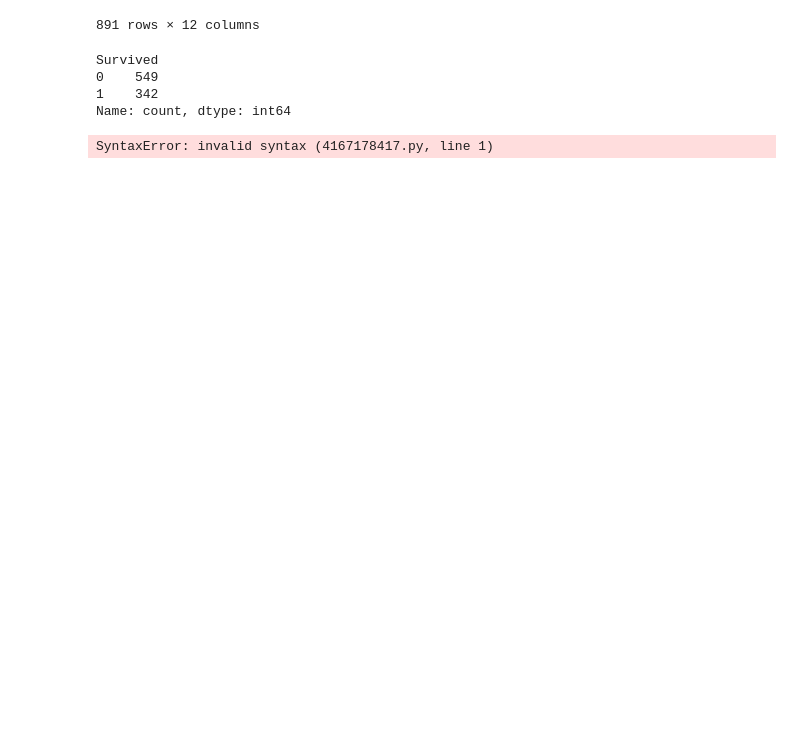
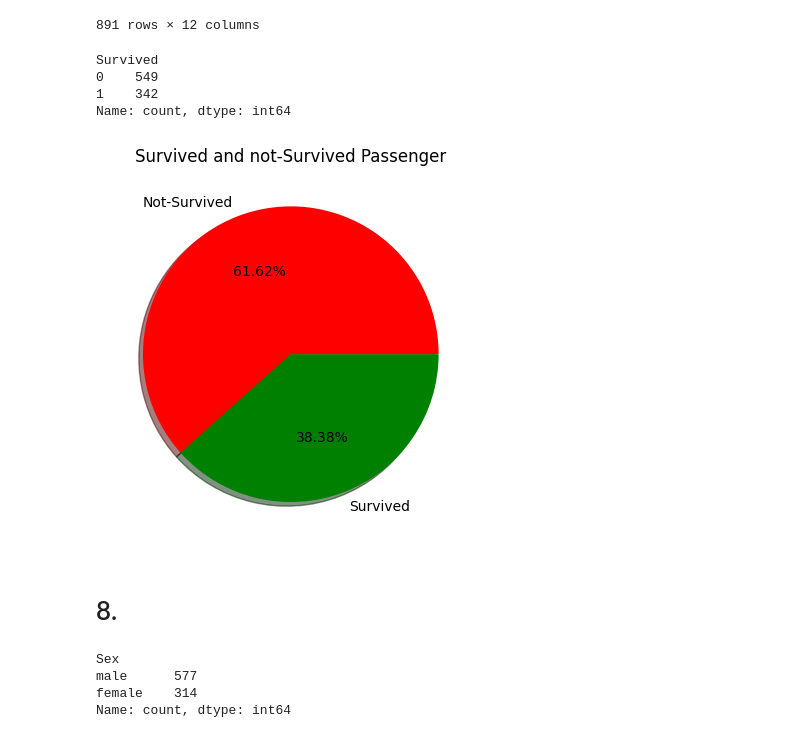
Before and after one commit to Aditya-amrahs/EDA-ML, a Jupyter notebook: Titanic/Titanic-Sol.ipynb, the cells around one changed output. Cells and saved outputs as stored; diff of their text form; code cells hidden in the pictures; blank space fills up the shorter version.

```diff
--- a/Titanic/Titanic-Sol.ipynb
+++ b/Titanic/Titanic-Sol.ipynb
@@ -132,7 +134,17 @@ Name: count, dtype: int64
 # %%
 import matplotlib.pyplot as plt
 # %%
-plt.pie(var1, shadow=True, autopct="%0.2f%%", labels=["Not-Survived", "Survived"], colors= = ["r", "g"])
+plt.pie(var1, shadow=True, autopct="%0.2f%%", labels=["Not-Survived", "Survived"], colors = ["r", "g"])
+plt.title("Survived and not-Survived Passenger")
 plt.show()
 # %% [output]
-SyntaxError: invalid syntax (4167178417.py, line 1)
+[figure, added]
+# %% [markdown]
+# 8.
+# %%
+df.Sex.value_counts()
+# %% [output]
+Sex
+male      577
+female    314
+Name: count, dtype: int64
```
Also changed, not shown: parts of 42 cells of this notebook.
